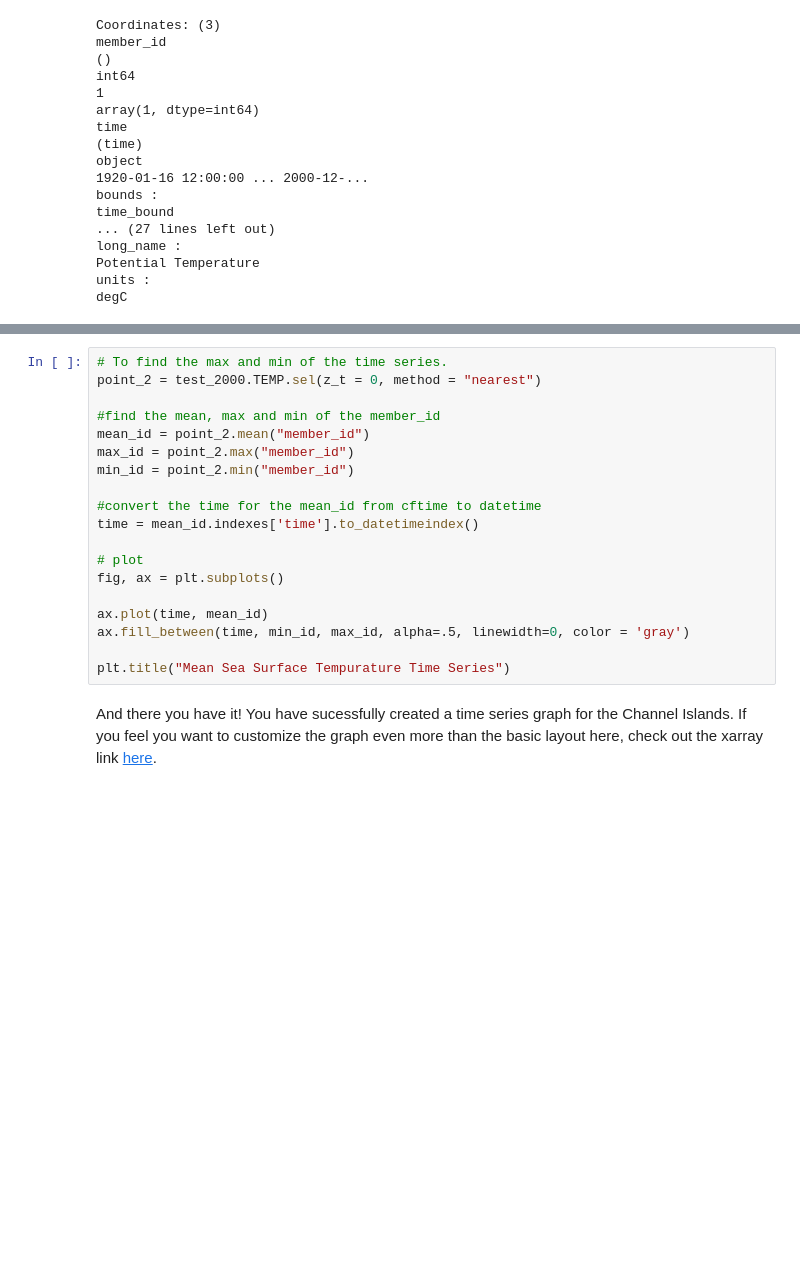
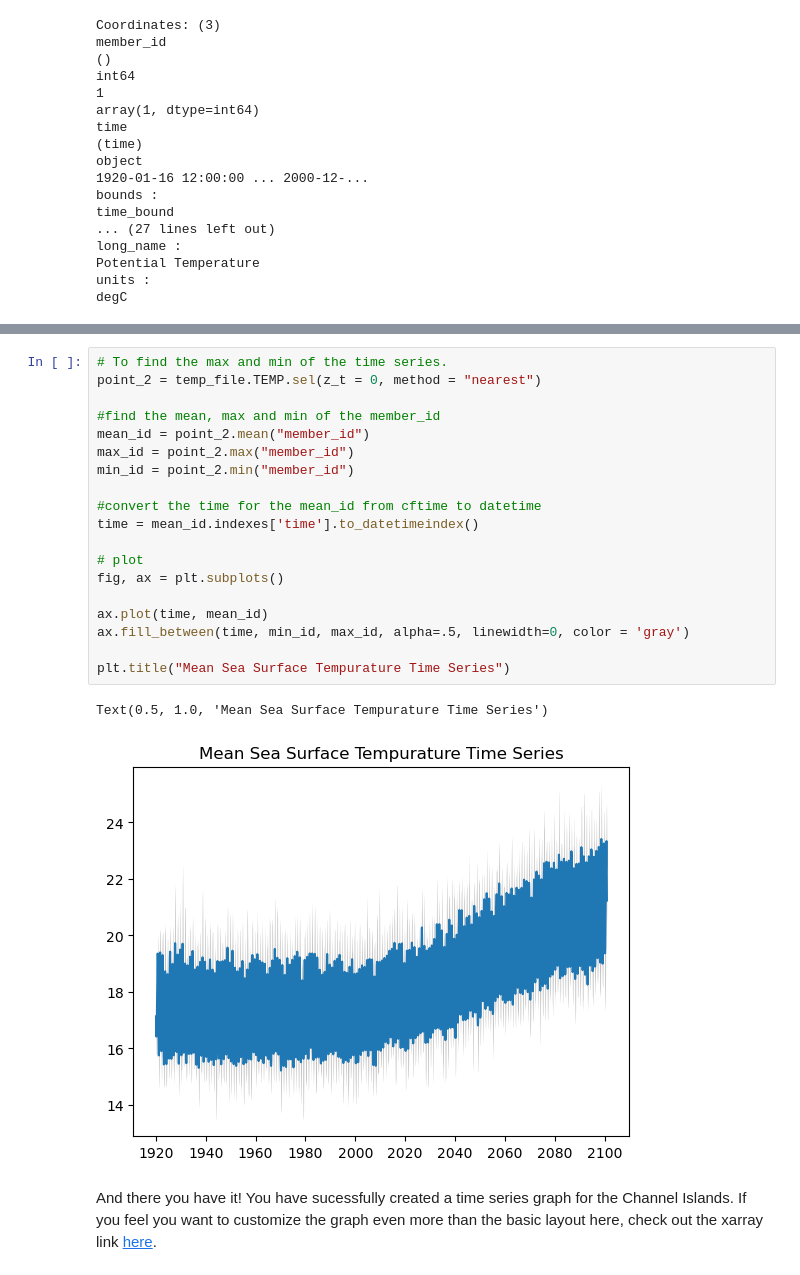
Before and after one commit to Channelislanders/toolkit, a Jupyter notebook: Time_series.ipynb, the cells around one changed output, grey strips where cells are left out. Drawn from its saved outputs; the diff is of its cells as text; blank space fills up the shorter version.

```diff
--- a/Time_series.ipynb
+++ b/Time_series.ipynb
@@ -516,21 +521,24 @@ plt.title("Sea Surface temperature Time Series")
 # %%
 # To find the max and min of the time series.
-point_2 = test_2000.TEMP.sel(z_t = 0, method = "nearest")
+point_2 = temp_file.TEMP.sel(z_t = 0, method = "nearest")
 
 #find the mean, max and min of the member_id
 mean_id = point_2.mean("member_id")
 max_id = point_2.max("member_id")
 min_id = point_2.min("member_id")
 
 #convert the time for the mean_id from cftime to datetime
 time = mean_id.indexes['time'].to_datetimeindex()
 
 # plot
 fig, ax = plt.subplots()
 
 ax.plot(time, mean_id)
 ax.fill_between(time, min_id, max_id, alpha=.5, linewidth=0, color = 'gray')
 
 plt.title("Mean Sea Surface Tempurature Time Series")
+# %% [output]
+Text(0.5, 1.0, 'Mean Sea Surface Tempurature Time Series')
+[figure, added]
 # %% [markdown]
 And there you have it! You have sucessfully created a time series graph for the Channel Islands. If you feel you want to customize the graph even more than the basic layout here, check out the xarray link [here](https://docs.xarray.dev/en/stable/user-guide/plotting.html).
```
Also changed, not shown: parts of 3 cells of this notebook, 4 other files.
